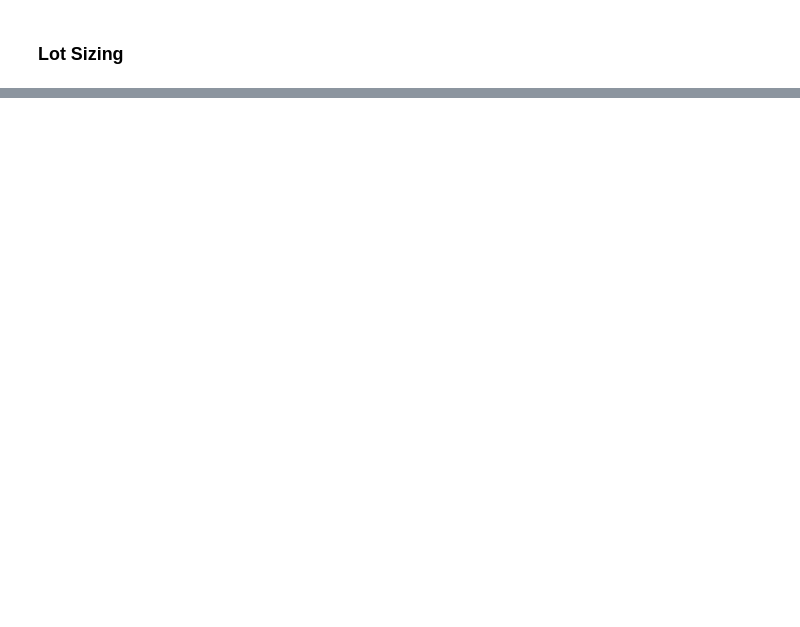
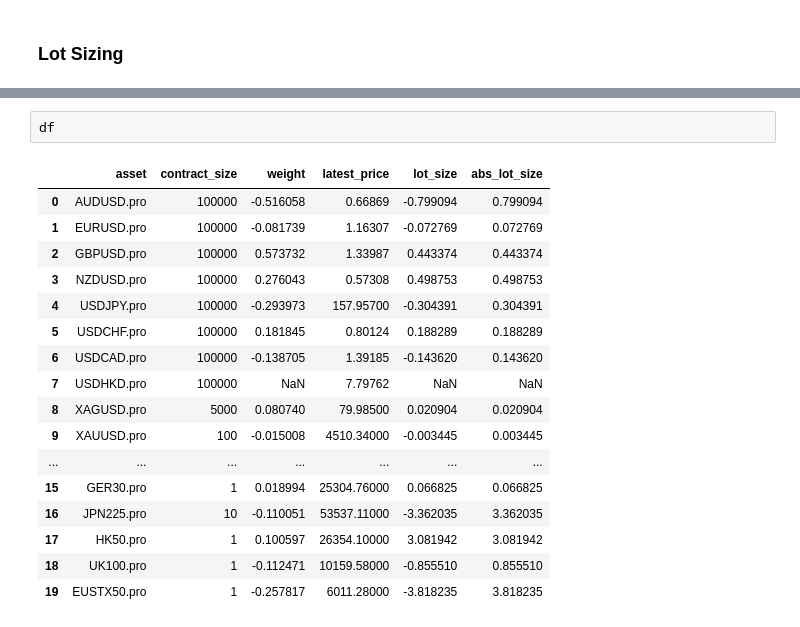
Before and after one commit to quin345/portfolio_management, a Jupyter notebook: mt5_portfolio/acg/acg.ipynb, the cells around one changed output, grey strips where cells are left out. Cells and saved outputs as stored; diff of their text form; blank space fills up the shorter version.

```diff
--- a/mt5_portfolio/acg/acg.ipynb
+++ b/mt5_portfolio/acg/acg.ipynb
@@ -648,0 +581,20 @@ True
+# %%
+df
+# %% [output]
+|  | asset | contract_size | weight | latest_price | lot_size | abs_lot_size |
+| 0 | AUDUSD.pro | 100000 | -0.516058 | 0.66869 | -0.799094 | 0.799094 |
+| 1 | EURUSD.pro | 100000 | -0.081739 | 1.16307 | -0.072769 | 0.072769 |
+| 2 | GBPUSD.pro | 100000 | 0.573732 | 1.33987 | 0.443374 | 0.443374 |
+| 3 | NZDUSD.pro | 100000 | 0.276043 | 0.57308 | 0.498753 | 0.498753 |
+| 4 | USDJPY.pro | 100000 | -0.293973 | 157.95700 | -0.304391 | 0.304391 |
+| 5 | USDCHF.pro | 100000 | 0.181845 | 0.80124 | 0.188289 | 0.188289 |
+| 6 | USDCAD.pro | 100000 | -0.138705 | 1.39185 | -0.143620 | 0.143620 |
+| 7 | USDHKD.pro | 100000 | NaN | 7.79762 | NaN | NaN |
+| 8 | XAGUSD.pro | 5000 | 0.080740 | 79.98500 | 0.020904 | 0.020904 |
+| 9 | XAUUSD.pro | 100 | -0.015008 | 4510.34000 | -0.003445 | 0.003445 |
+| ... | ... | ... | ... | ... | ... | ... |
+| 15 | GER30.pro | 1 | 0.018994 | 25304.76000 | 0.066825 | 0.066825 |
+| 16 | JPN225.pro | 10 | -0.110051 | 53537.11000 | -3.362035 | 3.362035 |
+| 17 | HK50.pro | 1 | 0.100597 | 26354.10000 | 3.081942 | 3.081942 |
+| 18 | UK100.pro | 1 | -0.112471 | 10159.58000 | -0.855510 | 0.855510 |
+| 19 | EUSTX50.pro | 1 | -0.257817 | 6011.28000 | -3.818235 | 3.818235 |
```
Also changed, not shown: parts of 6 cells of this notebook.
